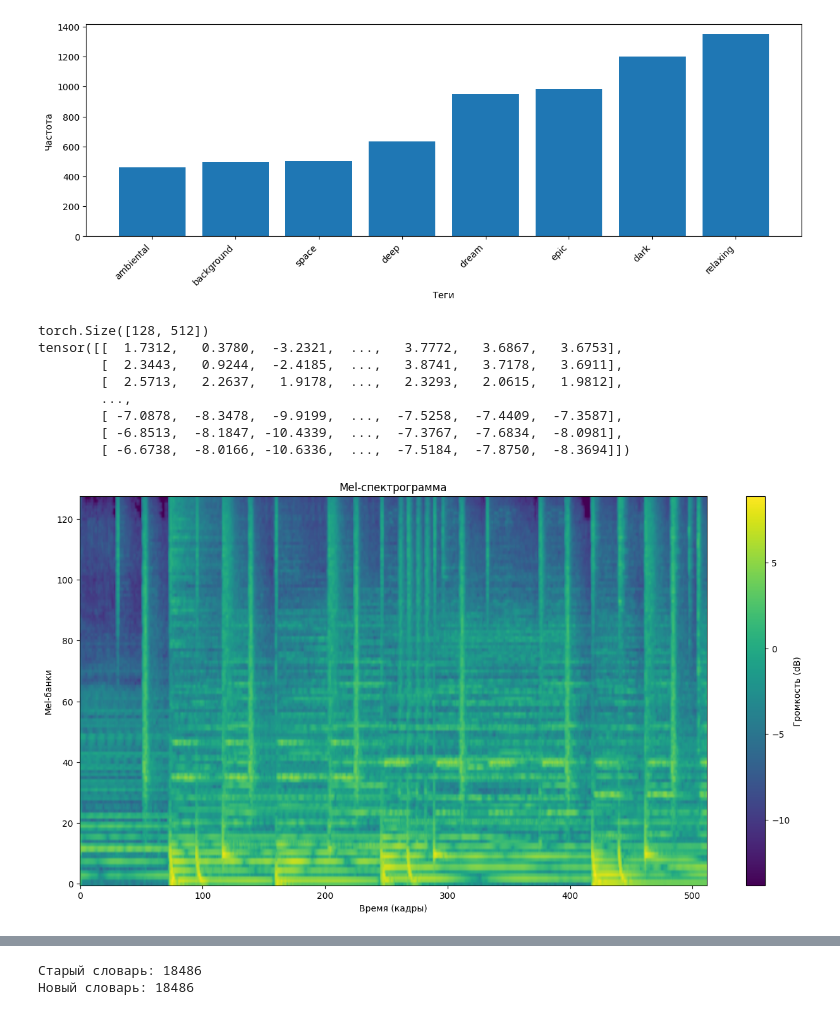
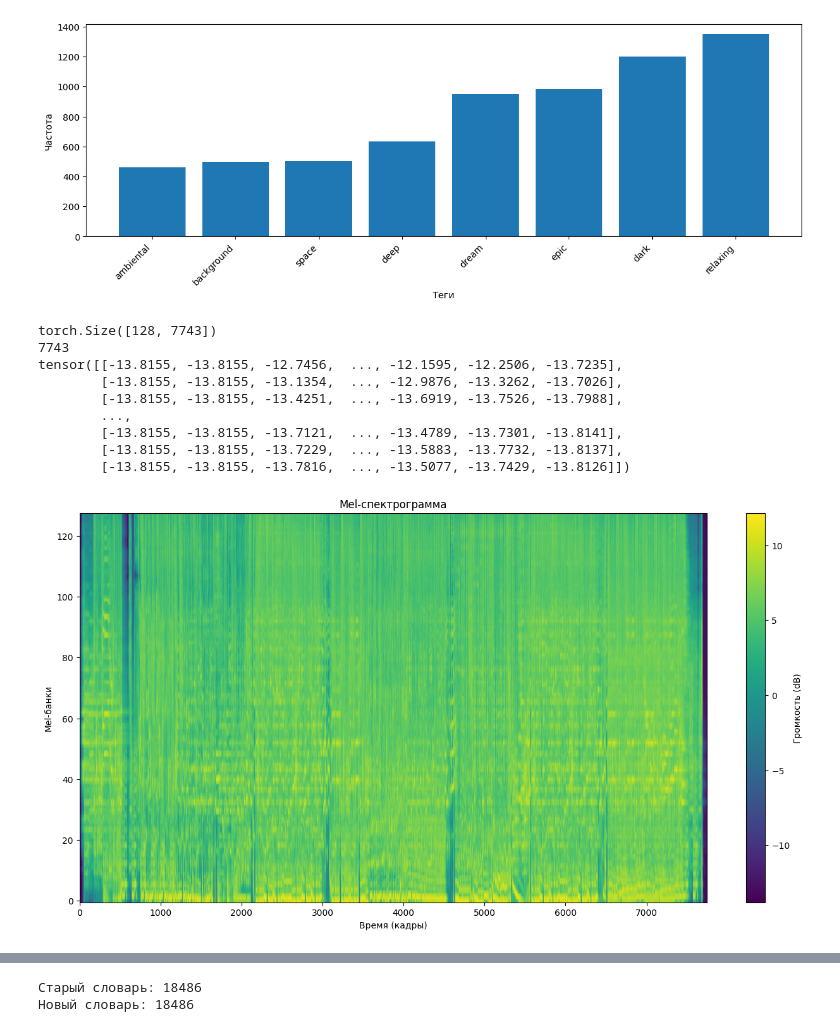
Before and after one commit to ivag0/nmus, a Jupyter notebook: notebooks/01_data_exploration.ipynb, the cells around one changed output, grey strips where cells are left out. Cells and saved outputs as stored; diff of their text form; code cells hidden in the pictures.

```diff
--- a/notebooks/01_data_exploration.ipynb
+++ b/notebooks/01_data_exploration.ipynb
@@ -225,6 +225,10 @@ plt.show()
 # %%
 import warnings
 import random
+import torchaudio
+import matplotlib.pyplot as plt
+import torch
+import pickle
 
 # убираем предупреждения
 warnings.filterwarnings("ignore", message=".*TorchCodec.*")
@@ -246,49 +250,46 @@ def spektr_view(mel_spektr):
     # plt.title("Waveform")
     # plt.xlabel("Samples")
     # plt.ylabel("Amplitude")
     # plt.show()
 
 # А вот уже и то с чем можно будет работать
-def preprocess_audio(audio_path, target_sr = 22050, noise = False) -> torch.Tensor:
+def preprocess_audio(audio_path, target_sr = 22050, size=128) -> torch.Tensor:
     waveform, sr = torchaudio.load(audio_path, normalize=True, channels_first=True)
     #уменьшил частоту дискретизации, чтобы ещё меньше датасет весил, а то везде 44100 Гц или почти везде
     if sr != target_sr:
         waveform = torchaudio.functional.resample(waveform, sr, target_sr)
 
     mel_spectrogram = torchaudio.transforms.MelSpectrogram(
         sample_rate=22050,
         n_mels=128,
         n_fft=2048,
         hop_length=512,
         f_min=20,
         f_max=11025
     )(waveform)
 
     mel_spectrogram = torch.log(mel_spectrogram + 1e-6)
 
-    # добавим немного шума (это скорее всего сильно замедлит подготовку данных)
-    if noise:
-        for x in mel_spectrogram:
-            x += random.uniform(-1.0, 1.0)
+    return mel_spectrogram[0,:,:]
 
-    return mel_spectrogram[0,:,:512]
-
-mel_spektr = preprocess_audio("../data/train/00/7400.mp3")
+mel_spektr = preprocess_audio("/home/egr/Музыка/MAISONdes-Bake-no-Kawa.mp3")
 
 print(mel_spektr.shape)
+print(mel_spektr.shape[1])
 print(mel_spektr)
 
 spektr_view(mel_spektr)
 # %% [output]
-torch.Size([128, 512])
-tensor([[  1.7312,   0.3780,  -3.2321,  ...,   3.7772,   3.6867,   3.6753],
-        [  2.3443,   0.9244,  -2.4185,  ...,   3.8741,   3.7178,   3.6911],
-        [  2.5713,   2.2637,   1.9178,  ...,   2.3293,   2.0615,   1.9812],
+torch.Size([128, 7743])
+7743
+tensor([[-13.8155, -13.8155, -12.7456,  ..., -12.1595, -12.2506, -13.7235],
+        [-13.8155, -13.8155, -13.1354,  ..., -12.9876, -13.3262, -13.7026],
+        [-13.8155, -13.8155, -13.4251,  ..., -13.6919, -13.7526, -13.7988],
         ...,
-        [ -7.0878,  -8.3478,  -9.9199,  ...,  -7.5258,  -7.4409,  -7.3587],
-        [ -6.8513,  -8.1847, -10.4339,  ...,  -7.3767,  -7.6834,  -8.0981],
-        [ -6.6738,  -8.0166, -10.6336,  ...,  -7.5184,  -7.8750,  -8.3694]])
+        [-13.8155, -13.8155, -13.7121,  ..., -13.4789, -13.7301, -13.8141],
+        [-13.8155, -13.8155, -13.7229,  ..., -13.5883, -13.7732, -13.8137],
+        [-13.8155, -13.8155, -13.7816,  ..., -13.5077, -13.7429, -13.8126]])
-[figure, old version]
+[figure, new version]
 # %%
 import os
 import numpy as np
```
Also changed, not shown: parts of 1 cell of this notebook, 1 other file.
